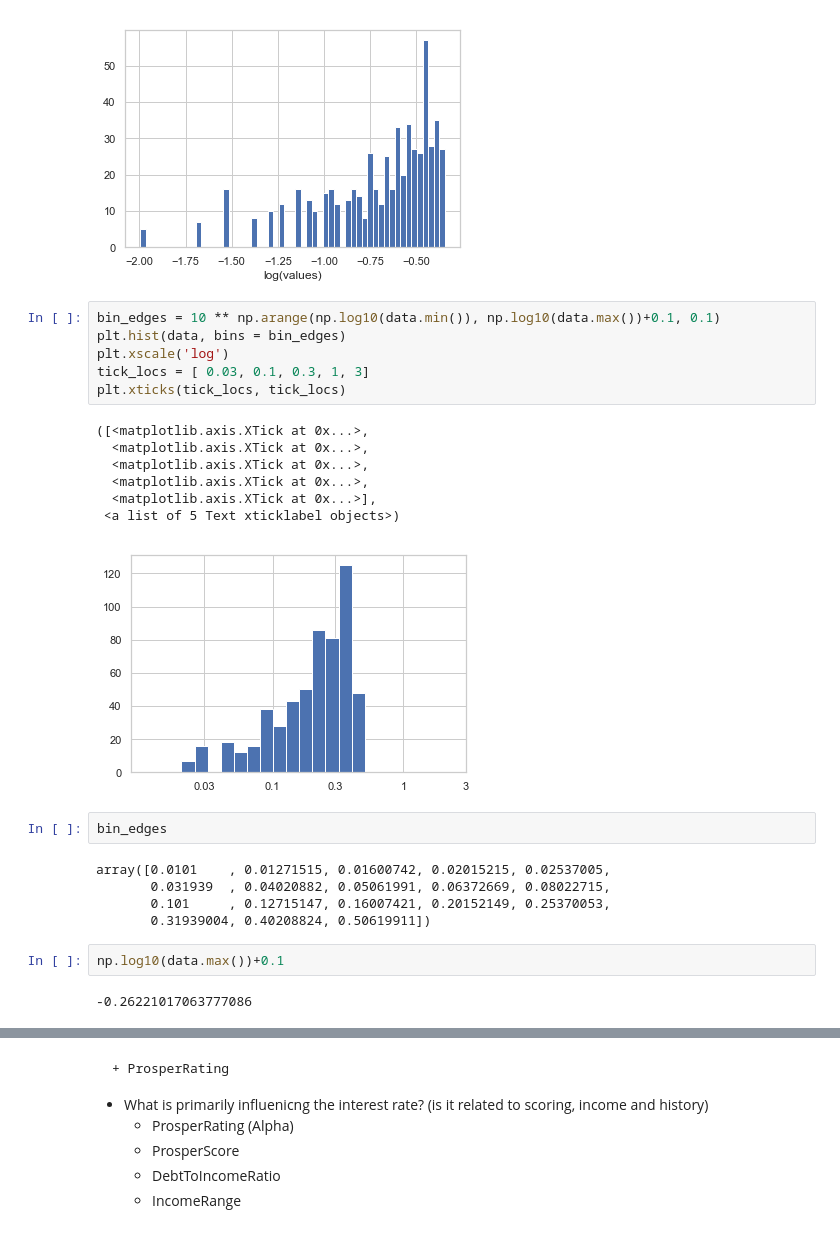
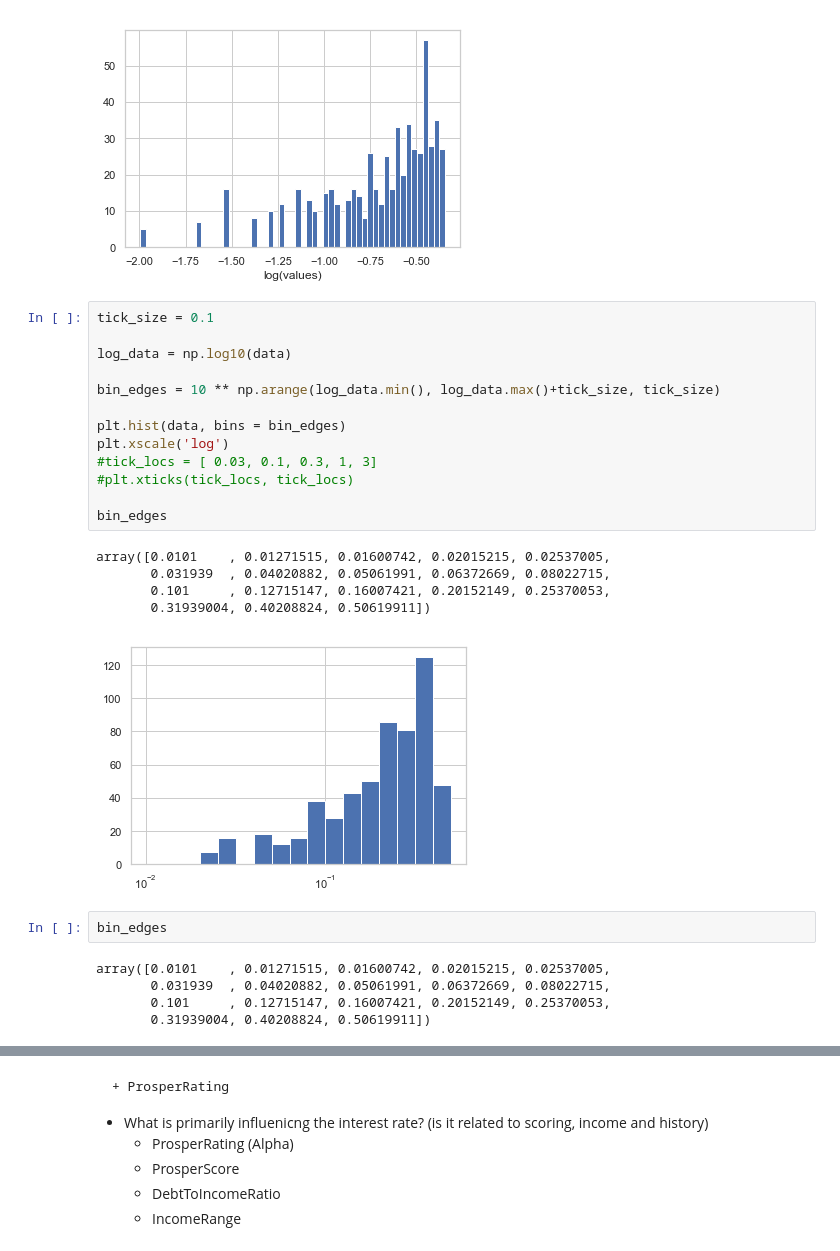
Before and after one commit to moosial/CommunicateDataFindings, a Jupyter notebook: exploration_Prosper_CA.ipynb, the cells around one changed output, grey strips where cells are left out. Saved outputs shown, nothing was run; the diff lists cells and outputs as text.

```diff
--- a/exploration_Prosper_CA.ipynb
+++ b/exploration_Prosper_CA.ipynb
@@ -856,19 +856,24 @@ plt.xlabel('log(values)');
 # %% [output]
 [figure]
 # %%
-bin_edges = 10 ** np.arange(np.log10(data.min()), np.log10(data.max())+0.1, 0.1)
+tick_size = 0.1
+
+log_data = np.log10(data)
+
+bin_edges = 10 ** np.arange(log_data.min(), log_data.max()+tick_size, tick_size)
+
 plt.hist(data, bins = bin_edges)
 plt.xscale('log')
-tick_locs = [ 0.03, 0.1, 0.3, 1, 3]
-plt.xticks(tick_locs, tick_locs)
+#tick_locs = [ 0.03, 0.1, 0.3, 1, 3]
+#plt.xticks(tick_locs, tick_locs)
+
+bin_edges
 # %% [output]
-([<matplotlib.axis.XTick at 0x...>,
-  <matplotlib.axis.XTick at 0x...>,
-  <matplotlib.axis.XTick at 0x...>,
-  <matplotlib.axis.XTick at 0x...>,
-  <matplotlib.axis.XTick at 0x...>],
- <a list of 5 Text xticklabel objects>)
+array([0.0101    , 0.01271515, 0.01600742, 0.02015215, 0.02537005,
+       0.031939  , 0.04020882, 0.05061991, 0.06372669, 0.08022715,
+       0.101     , 0.12715147, 0.16007421, 0.20152149, 0.25370053,
+       0.31939004, 0.40208824, 0.50619911])
-[figure, old version]
+[figure, new version]
 # %%
 bin_edges
 # %% [output]
@@ -876,7 +881,3 @@ array([0.0101    , 0.01271515, 0.01600742, 0.02015215, 0.02537005,
        0.031939  , 0.04020882, 0.05061991, 0.06372669, 0.08022715,
        0.101     , 0.12715147, 0.16007421, 0.20152149, 0.25370053,
        0.31939004, 0.40208824, 0.50619911])
-# %%
-np.log10(data.max())+0.1
-# %% [output]
--0.26221017063777086
```
Also changed, not shown: parts of 1 cell of this notebook.
